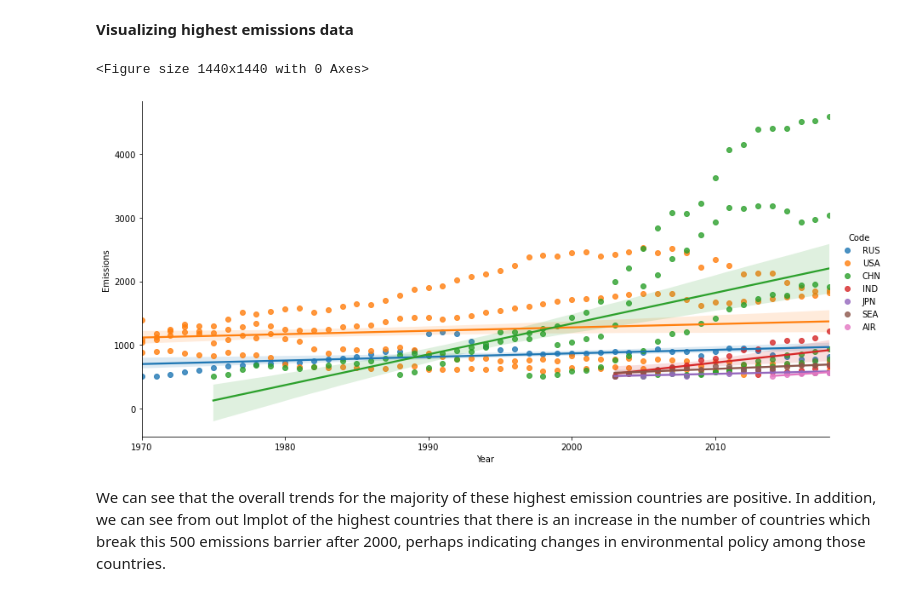
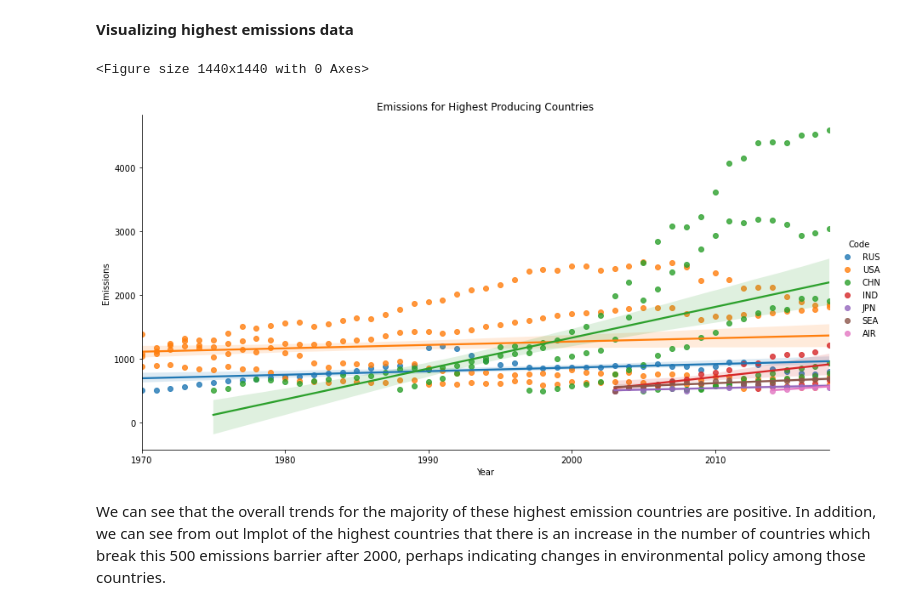
Before and after one commit to bborn3/Emissions_Project, a Jupyter notebook: FinalProject_group015.ipynb, the cells around one changed output. Drawn from its saved outputs; the diff is of its cells as text; code cells hidden in the pictures.

```diff
--- a/FinalProject_group015.ipynb
+++ b/FinalProject_group015.ipynb
@@ -547,11 +574,11 @@ df.describe()
 **Visualizing highest emissions data**
 # %%
 plt.figure(figsize=(20,20))
-sns.lmplot(x='Year', y='Emissions',hue='Code',data=df_highest,fit_reg=True, height=6, aspect=2);
+ax = sns.lmplot(x='Year', y='Emissions',hue='Code',data=df_highest,fit_reg=True, height=6, aspect=2).set(title = "Emissions for Highest Producing Countries")
 plt.show()
 # %% [output]
 <Figure size 1440x1440 with 0 Axes>
-[figure, old version]
+[figure, new version]
 # %% [markdown]
 We can see that the overall trends for the majority of these highest emission countries are positive. In addition, we can see from out lmplot of the highest countries that there is an increase in the number of countries which break this 500 emissions barrier after 2000, perhaps indicating changes in environmental policy among those countries.
 # %%
```
Also changed, not shown: parts of 21 cells of this notebook.
